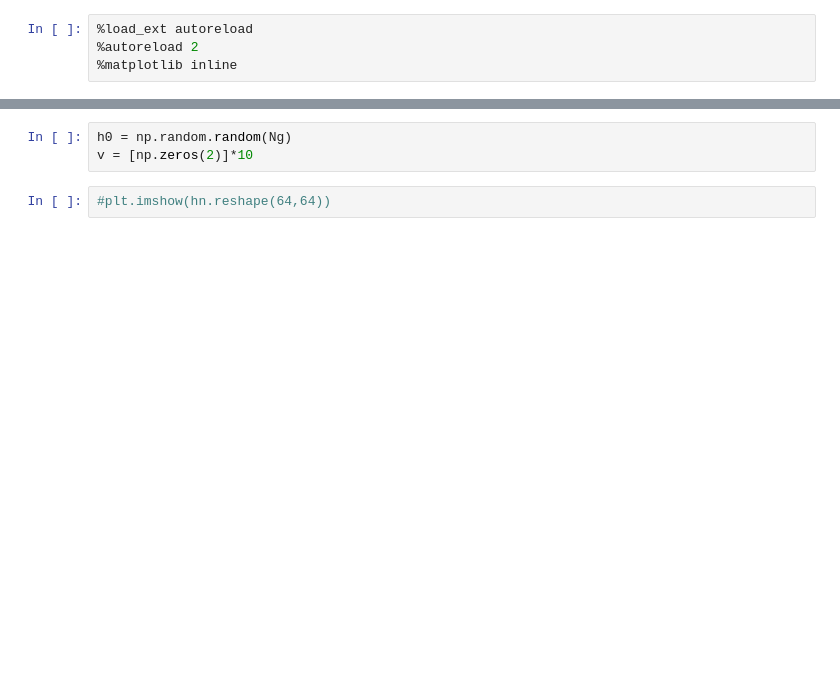
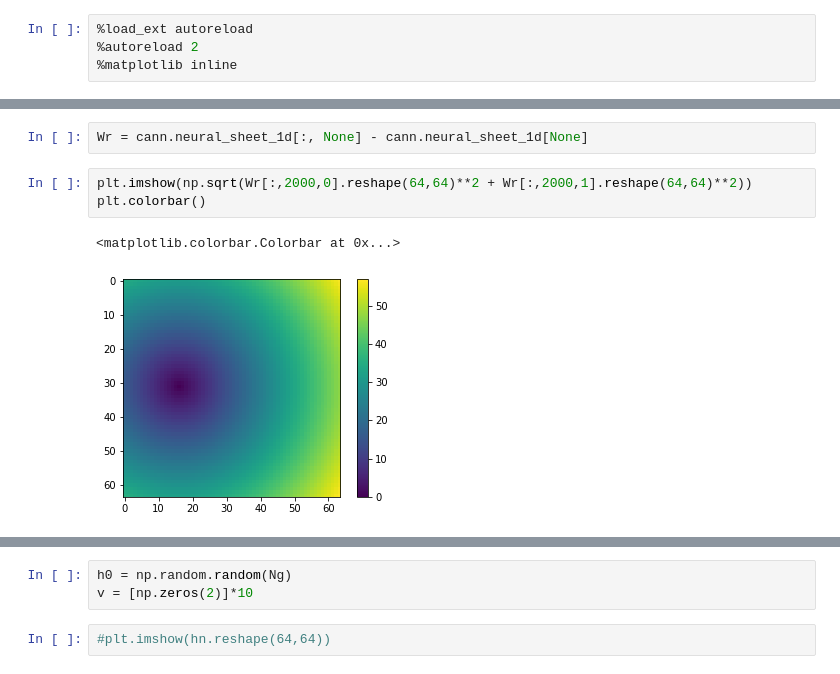
Before and after one commit to Vemundss/grid2place-CANN, a Jupyter notebook: notebooks/explore_cann_weights.ipynb, the cells around one changed output, grey strips where cells are left out. Cells and saved outputs as stored; diff of their text form; blank space fills up the shorter version.

```diff
--- a/notebooks/explore_cann_weights.ipynb
+++ b/notebooks/explore_cann_weights.ipynb
@@ -17,0 +29,8 @@ cann = CANN(Ng, Np, nonlinearity, f=1)
+# %%
+Wr = cann.neural_sheet_1d[:, None] - cann.neural_sheet_1d[None]
+# %%
+plt.imshow(np.sqrt(Wr[:,2000,0].reshape(64,64)**2 + Wr[:,2000,1].reshape(64,64)**2))
+plt.colorbar()
+# %% [output]
+<matplotlib.colorbar.Colorbar at 0x...>
+[figure, added]
```
Also changed, not shown: parts of 13 cells of this notebook, 3 other files.
